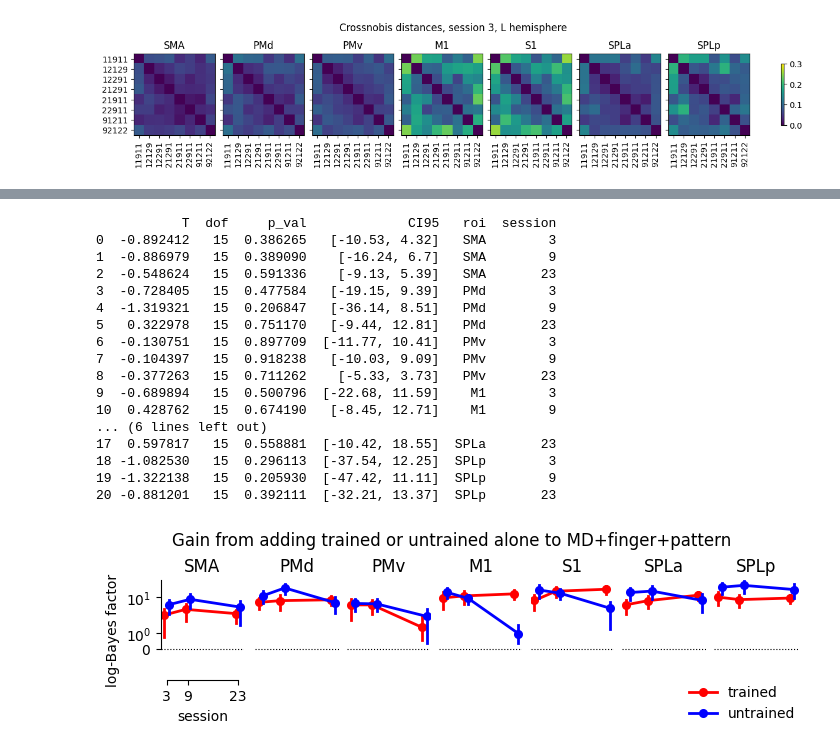
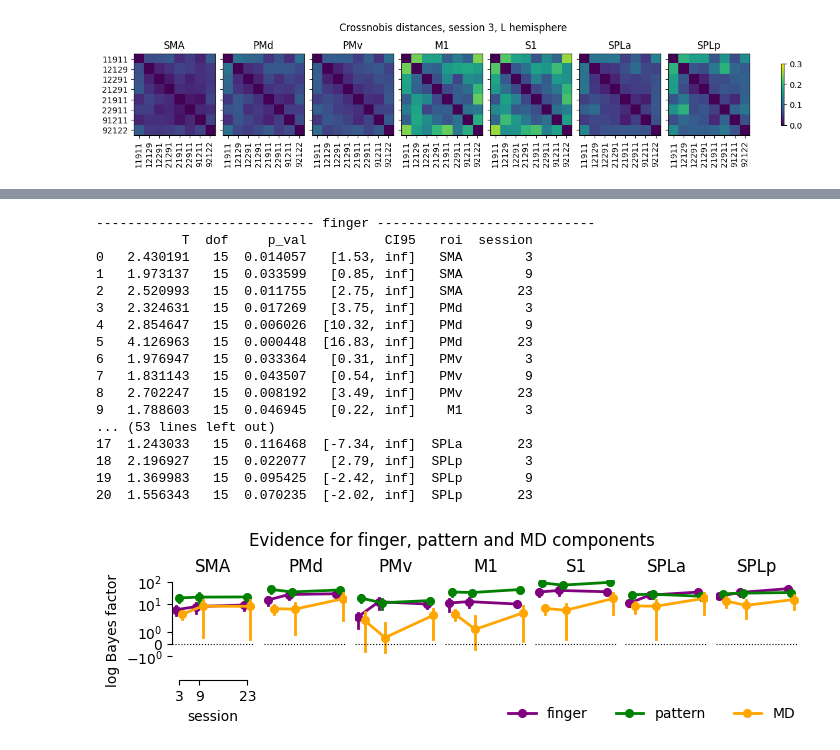
Before and after one commit to mnlmrc/EFC_learningfMRI, a Jupyter notebook: notebooks/component_model.ipynb, the cells around one changed output, grey strips where cells are left out. Cells and saved outputs as stored; diff of their text form; code cells hidden in the pictures.

```diff
--- a/notebooks/component_model.ipynb
+++ b/notebooks/component_model.ipynb
@@ -211,54 +143,47 @@ plt.show()
 # %%
-# log Bayes factor of trained and untrained, only among the family models with at least one force component
+# log Bayes factor of finger, pattern and MD from the model family (AIC-corrected)
 mf_likelihood = pd.read_csv(os.path.join(gl.baseDir, gl.pcmDir, f'model_family.likelihood.{atlas}.glm{glm}.tsv'), sep='\t')
 
-# gain from adding trained alone or untrained alone on top of finger + pattern + MD, from the model family
-# AIC-corrected: each adds one component, so -1 each; the two have the same k, so their difference needs no penalty
-base_model = 'MD+finger+pattern'
+chord_bf = util.component_bayesfactor(mf_likelihood, ['finger', 'pattern', 'MD'])
+chord_bf = chord_bf[chord_bf.Hem == H]
 
-gain = mf_likelihood[mf_likelihood.Hem == H][id_cols].copy()
-gain['trained']   = mf_likelihood[f'trained+{base_model}']   - mf_likelihood[base_model] - 1 # the -1 is AIC
-gain['untrained'] = mf_likelihood[f'untrained+{base_model}'] - mf_likelihood[base_model] - 1
-gain = gain.melt(id_vars=id_cols, value_vars=['trained', 'untrained'], var_name='component', value_name='delta_aic')
-
-hue_order, palette = ['trained', 'untrained'], ['red', 'blue']
+hue_order, palette = ['finger', 'pattern', 'MD'], ['purple', 'green', 'orange']
 
 fig, axs = plt.subplots(1, len(rois), sharey=True, sharex=True, figsize=(7, 2), constrained_layout=True)
 
-vis.plot_im_sess(fig, axs, gain, rois, y='delta_aic', x='session', hue='component', hue_order=hue_order, palette=palette, kind='point', estimator='mean', add_zero=True)
-#vis.plot_im_sess(fig, axs, gain, rois, y='delta_aic', x='session', hue='component', hue_order=hue_order, palette=palette, kind='strip', legend=False)
+vis.plot_im_sess(fig, axs, chord_bf, rois, y='log_bf', x='session', hue='component', hue_order=hue_order, palette=palette, kind='point', estimator='mean', dodge=.3, add_zero=True)
 
 sb.despine(ax=axs[0], trim=True)
 axs[0].set_yscale('symlog')
-axs[0].set_ylabel('log-Bayes factor')
+axs[0].set_ylabel('log Bayes factor')
 axs[-1].legend([], frameon=False, loc='upper right')
-fig.legend(frameon=False, loc='lower right')
+fig.legend(frameon=False, loc='lower right', ncol=3)
 axs[0].set_xlabel('session')
 
-fig.suptitle(f'Gain from adding trained or untrained alone to {base_model}')
+fig.suptitle('Evidence for finger, pattern and MD components')
 
-# paired trained vs untrained per session: the penalty is the same for both, so this is the raw likelihood difference
-ttest = util.ttest_im_sess(gain, rois, y='delta_aic', x='session', hue='component', hue_order=hue_order, alternative='two-sided')
-
-print(ttest[['T', 'dof', 'p_val', 'CI95', 'roi', 'session']])
+for comp in hue_order:
+    print(f'---------------------------- {comp} ----------------------------')
+    ttest = util.ttest_im_sess(chord_bf[chord_bf.component == comp], rois, y='log_bf', x='session', alternative='greater')
+    print(ttest[['T', 'dof', 'p_val', 'CI95', 'roi', 'session']])
 
 plt.show()
 # %% [output]
-           T  dof     p_val             CI95   roi  session
-0  -0.892412   15  0.386265   [-10.53, 4.32]   SMA        3
-1  -0.886979   15  0.389090    [-16.24, 6.7]   SMA        9
-2  -0.548624   15  0.591336    [-9.13, 5.39]   SMA       23
-3  -0.728405   15  0.477584   [-19.15, 9.39]   PMd        3
-4  -1.319321   15  0.206847   [-36.14, 8.51]   PMd        9
-5   0.322978   15  0.751170   [-9.44, 12.81]   PMd       23
-6  -0.130751   15  0.897709  [-11.77, 10.41]   PMv        3
-7  -0.104397   15  0.918238   [-10.03, 9.09]   PMv        9
-8  -0.377263   15  0.711262    [-5.33, 3.73]   PMv       23
-9  -0.689894   15  0.500796  [-22.68, 11.59]    M1        3
-10  0.428762   15  0.674190   [-8.45, 12.71]    M1        9
-... (6 lines left out)
-17  0.597817   15  0.558881  [-10.42, 18.55]  SPLa       23
-18 -1.082530   15  0.296113  [-37.54, 12.25]  SPLp        3
-19 -1.322138   15  0.205930  [-47.42, 11.11]  SPLp        9
-20 -0.881201   15  0.392111  [-32.21, 13.37]  SPLp       23
+---------------------------- finger ----------------------------
+           T  dof     p_val          CI95   roi  session
+0   2.430191   15  0.014057   [1.53, inf]   SMA        3
+1   1.973137   15  0.033599   [0.85, inf]   SMA        9
+2   2.520993   15  0.011755   [2.75, inf]   SMA       23
+3   2.324631   15  0.017269   [3.75, inf]   PMd        3
+4   2.854647   15  0.006026  [10.32, inf]   PMd        9
+5   4.126963   15  0.000448  [16.83, inf]   PMd       23
+6   1.976947   15  0.033364   [0.31, inf]   PMv        3
+7   1.831143   15  0.043507   [0.54, inf]   PMv        9
+8   2.702247   15  0.008192   [3.49, inf]   PMv       23
+9   1.788603   15  0.046945   [0.22, inf]    M1        3
+... (53 lines left out)
+17  1.243033   15  0.116468  [-7.34, inf]  SPLa       23
+18  2.196927   15  0.022077   [2.79, inf]  SPLp        3
+19  1.369983   15  0.095425  [-2.42, inf]  SPLp        9
+20  1.556343   15  0.070235  [-2.02, inf]  SPLp       23
-[figure, old version]
+[figure, new version]
```
Also changed, not shown: parts of 13 cells of this notebook, 37 other files.
